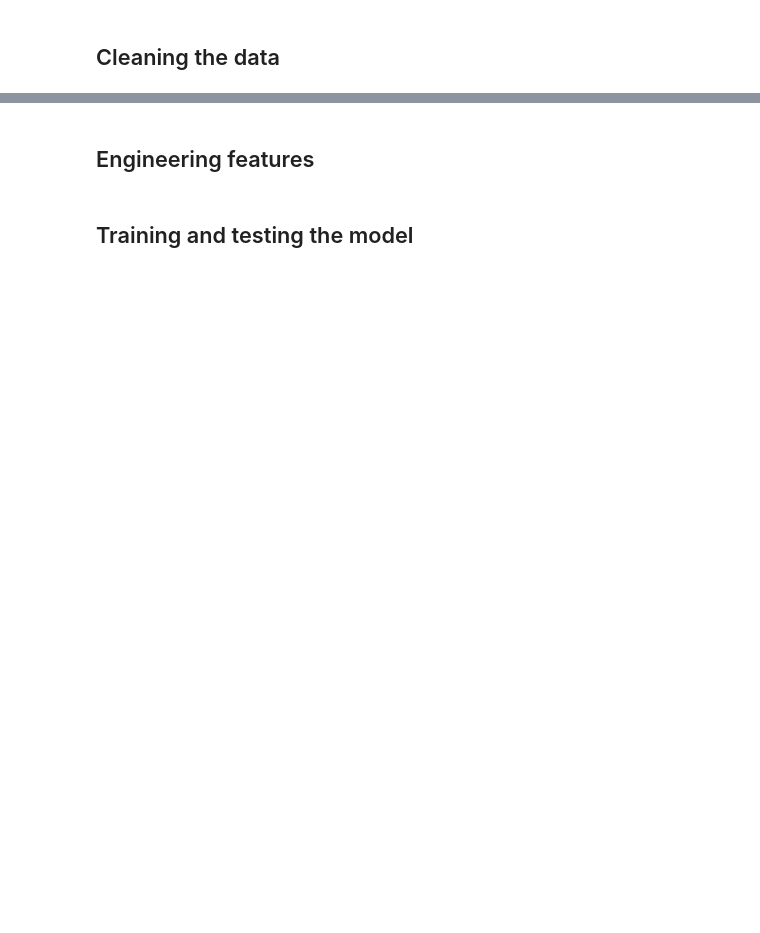
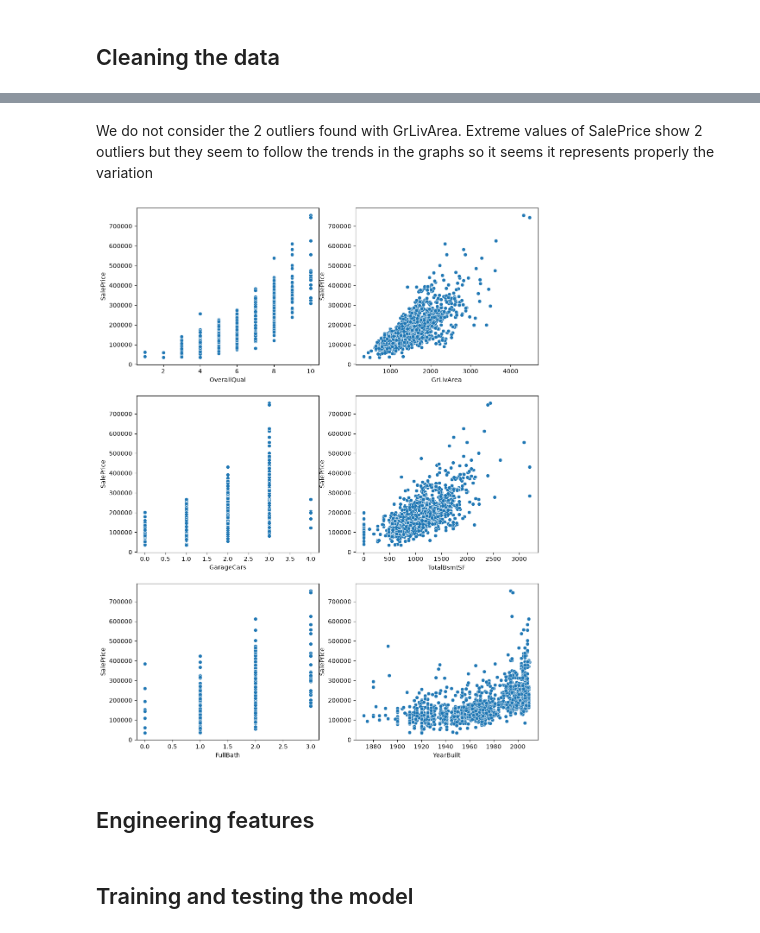
Before and after one commit to nfranel/house_prices_ML, a Jupyter notebook: house_prices_reg_advanced.ipynb, the cells around one changed output, grey strips where cells are left out. Saved outputs shown, nothing was run; the diff lists cells and outputs as text; code cells hidden in the pictures; blank space fills up the shorter version.

```diff
--- a/house_prices_reg_advanced.ipynb
+++ b/house_prices_reg_advanced.ipynb
@@ -275,0 +273,10 @@ for ite_feat, feat in enumerate(cols):
+# %% [markdown]
+We do not consider the 2 outliers found with GrLivArea. Extreme values of SalePrice show 2 outliers but they seem to follow the trends in the graphs so it seems it represents properly the variation
+# %%
+train = train.drop([523, 1298], axis=0)
+fig, axes = plt.subplots(3, 2, figsize=(12, 16))
+for ite_feat, feat in enumerate(cols_outliers):
+    ax = axes[ite_feat//2, ite_feat%2]
+    sns.scatterplot(train, x=feat, y="SalePrice", ax=ax)
+# %% [output]
+[figure, added]
```
Also changed, not shown: parts of 34 cells of this notebook.
